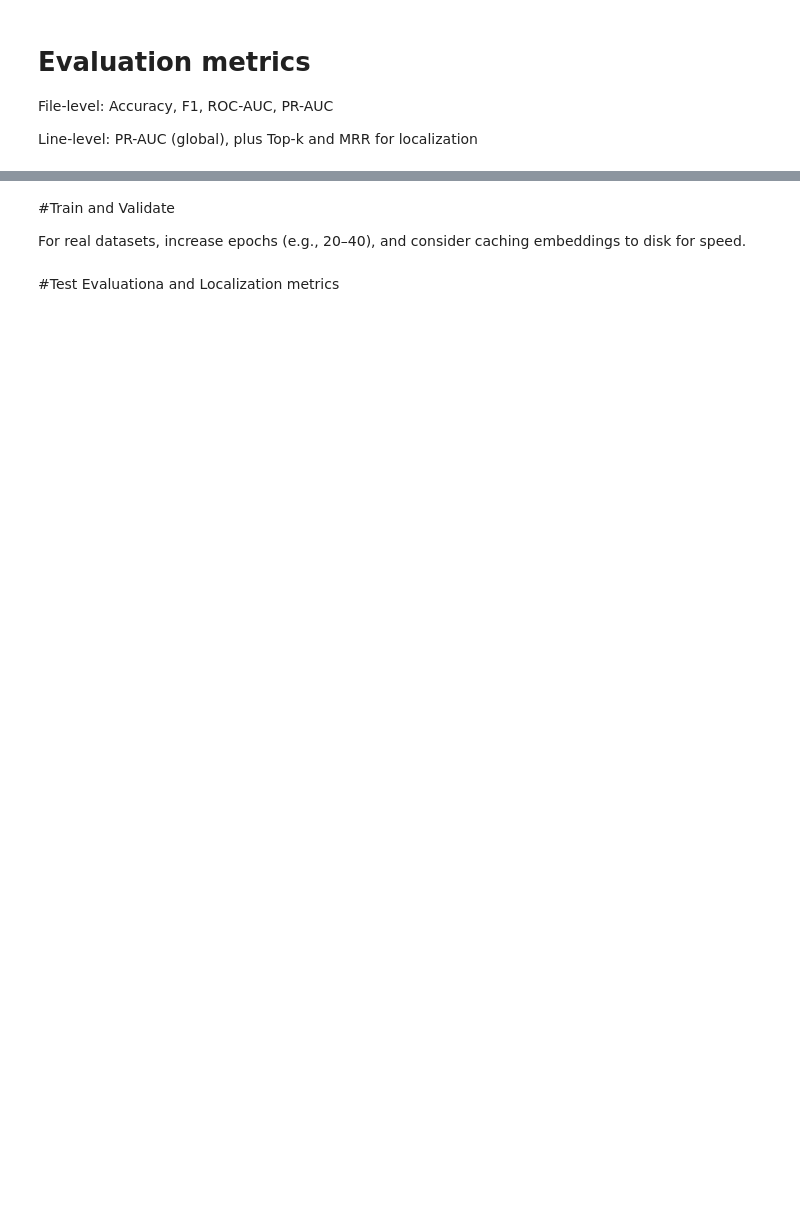
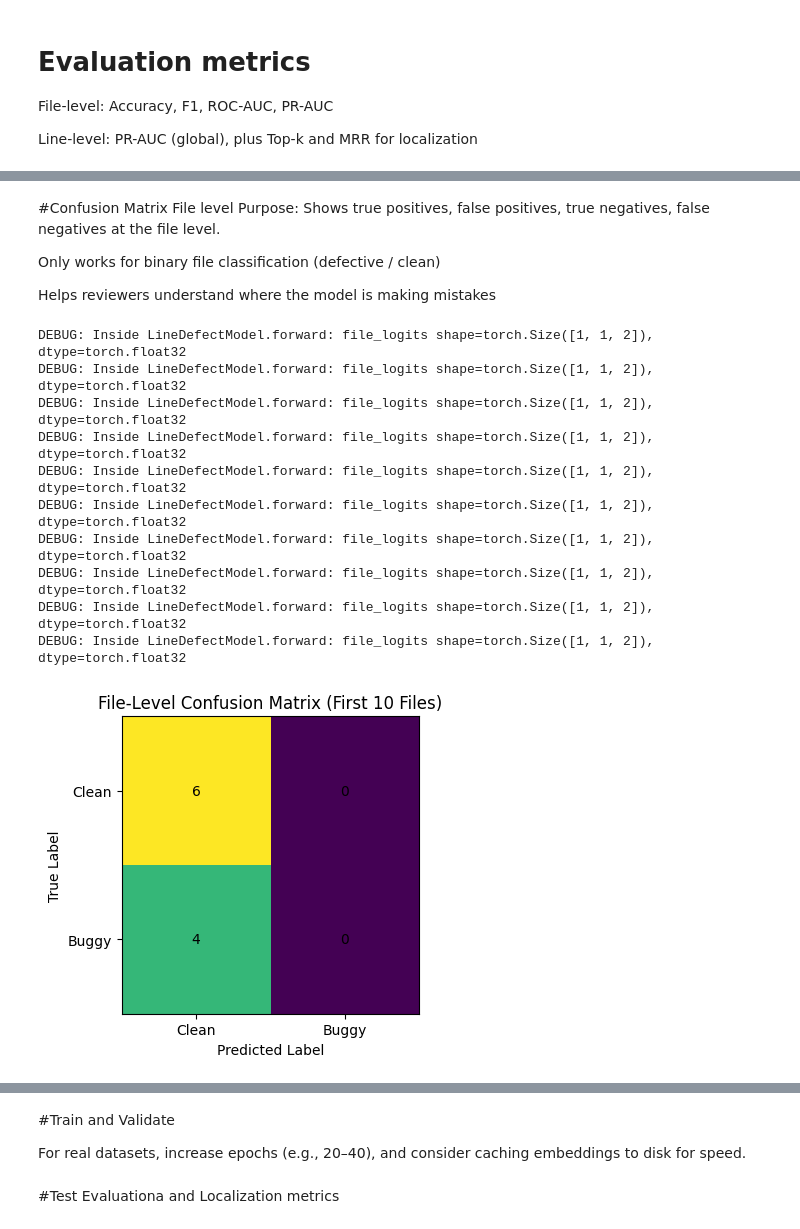
Before and after one commit to WaruCodes/Deep_Learning-Defect-prediction-framework-using-CodeBERT-and-GAT, a Jupyter notebook: Final_Model_Black_Repository.ipynb, the cells around one changed output, grey strips where cells are left out. Saved outputs shown, nothing was run; the diff lists cells and outputs as text; code cells hidden in the pictures; blank space fills up the shorter version.

```diff
--- a/Final_Model_Black_Repository.ipynb
+++ b/Final_Model_Black_Repository.ipynb
@@ -811,0 +1089,55 @@ for ep in range(1, epochs+1):
+# %% [markdown]
+#Confusion Matrix File level
+Purpose: Shows true positives, false positives, true negatives, false negatives at the file level.
+
+Only works for binary file classification (defective / clean)
+
+Helps reviewers understand where the model is making mistakes
+# %%
+from sklearn.metrics import confusion_matrix
+import matplotlib.pyplot as plt
+
+MAX_CONFUSION_MATRIX_FILES = 10 # Define the number of files for the confusion matrix
+
+# Create a DataLoader for the first MAX_CONFUSION_MATRIX_FILES validation samples
+val_ds_subset = torch.utils.data.Subset(val_ds, range(MAX_CONFUSION_MATRIX_FILES))
+val_loader_subset = DataLoader(
+    val_ds_subset,
+    batch_size=1,
+    shuffle=False,
+    collate_fn=collate
+)
+
+# Evaluate the model on this subset
+val_metrics = evaluate(val_loader_subset)
+file_labels_np = val_metrics['file']['labels_np']
+file_preds_bin = val_metrics['file']['preds_bin']
+
+cm = confusion_matrix(file_labels_np, file_preds_bin)
+
+plt.figure(figsize=(4, 4))
+plt.imshow(cm)
+plt.title("File-Level Confusion Matrix (First {} Files)".format(MAX_CONFUSION_MATRIX_FILES))
+plt.xlabel("Predicted Label")
+plt.ylabel("True Label")
+plt.xticks([0, 1], ["Clean", "Buggy"])
+plt.yticks([0, 1], ["Clean", "Buggy"])
+
+for i in range(2):
+    for j in range(2):
+        plt.text(j, i, cm[i, j], ha="center", va="center")
+
+plt.tight_layout()
+plt.show()
+# %% [output]
+DEBUG: Inside LineDefectModel.forward: file_logits shape=torch.Size([1, 1, 2]), dtype=torch.float32
+DEBUG: Inside LineDefectModel.forward: file_logits shape=torch.Size([1, 1, 2]), dtype=torch.float32
+DEBUG: Inside LineDefectModel.forward: file_logits shape=torch.Size([1, 1, 2]), dtype=torch.float32
+DEBUG: Inside LineDefectModel.forward: file_logits shape=torch.Size([1, 1, 2]), dtype=torch.float32
+DEBUG: Inside LineDefectModel.forward: file_logits shape=torch.Size([1, 1, 2]), dtype=torch.float32
+DEBUG: Inside LineDefectModel.forward: file_logits shape=torch.Size([1, 1, 2]), dtype=torch.float32
+DEBUG: Inside LineDefectModel.forward: file_logits shape=torch.Size([1, 1, 2]), dtype=torch.float32
+DEBUG: Inside LineDefectModel.forward: file_logits shape=torch.Size([1, 1, 2]), dtype=torch.float32
+DEBUG: Inside LineDefectModel.forward: file_logits shape=torch.Size([1, 1, 2]), dtype=torch.float32
+DEBUG: Inside LineDefectModel.forward: file_logits shape=torch.Size([1, 1, 2]), dtype=torch.float32
+[figure, added]
```
Also changed, not shown: parts of 59 cells of this notebook.
